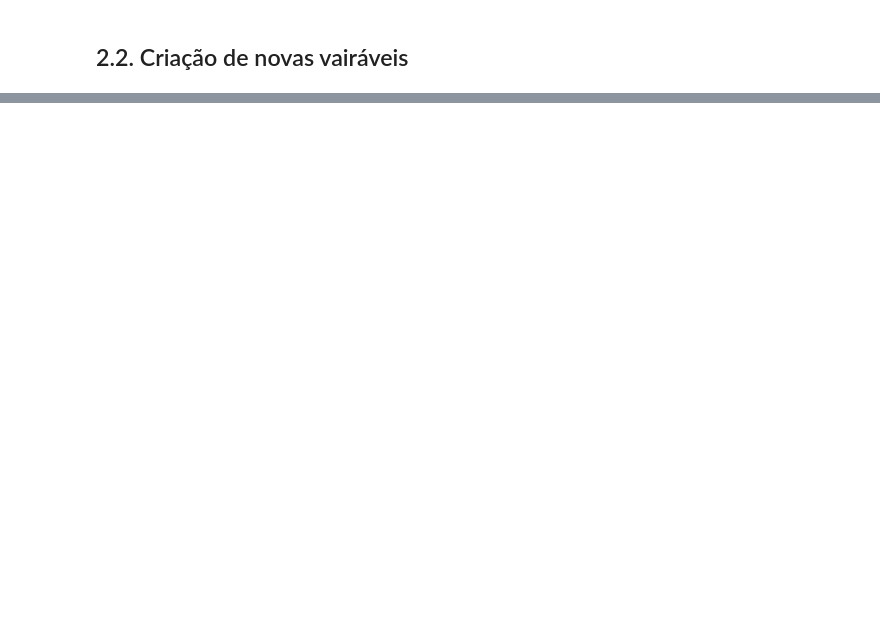
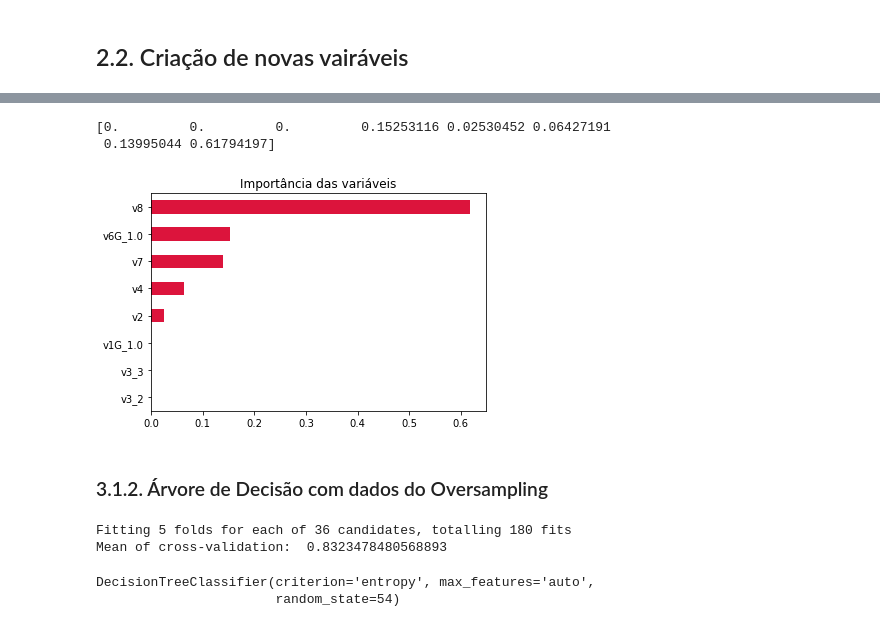
Before and after one commit to bksramos/Desafio-de-Dados, a Jupyter notebook: 2 - PS - SICOOB - Sênior - Preparação dos Dados e Modelo.ipynb, the cells around one changed output, grey strips where cells are left out. Drawn from its saved outputs; the diff is of its cells as text; code cells hidden in the pictures; blank space fills up the shorter version.

```diff
--- a/2 - PS - SICOOB - Sênior - Preparação dos Dados e Modelo.ipynb
+++ b/2 - PS - SICOOB - Sênior - Preparação dos Dados e Modelo.ipynb
@@ -160,0 +384,35 @@ memory usage: 703.2+ KB
+# %%
+print(dt_under.feature_importances_)
+feat_importances = pd.Series(dt_under.feature_importances_, index=feature_names)
+feat_importances.nlargest(10).sort_values().plot(kind='barh', color = 'crimson')
+plt.title("Importância das variáveis")
+plt.show()
+# %% [output]
+[0.         0.         0.         0.15253116 0.02530452 0.06427191
+ 0.13995044 0.61794197]
+[figure, added]
+# %% [markdown]
+### 3.1.2. Árvore de Decisão com dados do Oversampling
+# %%
+base_estimator = DecisionTreeClassifier(random_state=54)
+
+param_grid = {
+    "max_features": ["auto", "sqrt", "log2"],
+    "max_depth": [4, 5, 6, 7, 8, None],
+    "criterion": ["gini", "entropy"],
+}
+
+grid_search_dt_over = GridSearchCV(estimator=base_estimator, param_grid=param_grid, cv=5, verbose=True)
+grid_search_dt_over.fit(x_over_mm, y_over_mm)
+dt_over = grid_search_dt_over.best_estimator_
+scores = cross_val_score(grid_search_dt_over.best_estimator_, x_over_mm, y_over_mm, cv=20, scoring="f1")
+score_mean = np.mean(scores)
+print("Mean of cross-validation: ", score_mean)
+# %% [output]
+Fitting 5 folds for each of 36 candidates, totalling 180 fits
+Mean of cross-validation:  0.8323478480568893
+# %%
+grid_search_dt_over.best_estimator_
+# %% [output]
+DecisionTreeClassifier(criterion='entropy', max_features='auto',
+                       random_state=54)
```
Also changed, not shown: parts of 105 cells of this notebook.
